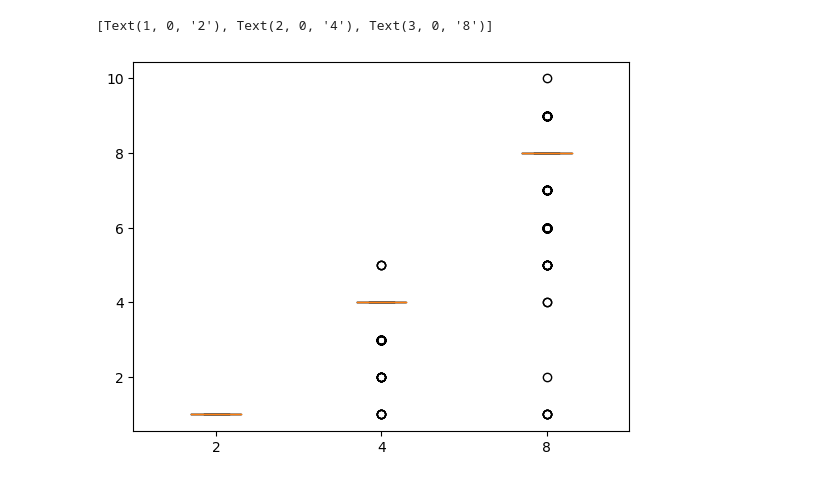
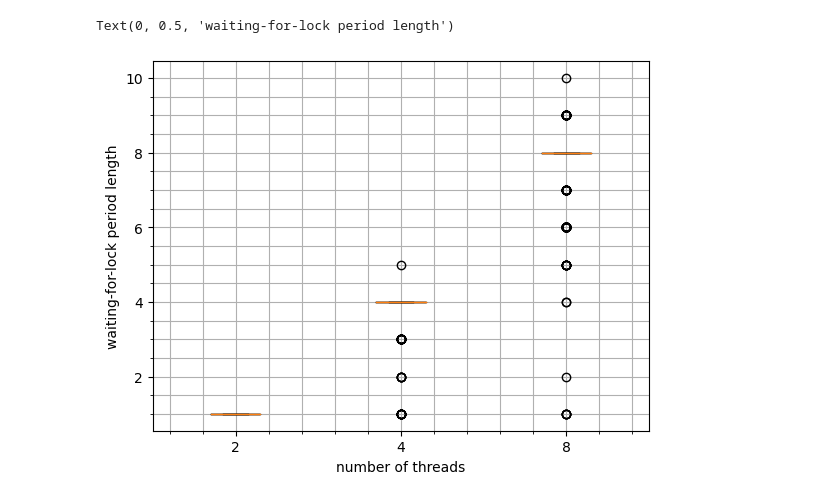
Before and after one commit to Spiegeldondi/amp, a Jupyter notebook: postpro.ipynb, the cells around one changed output. Drawn from its saved outputs; the diff is of its cells as text; code cells hidden in the pictures.

```diff
--- a/postpro.ipynb
+++ b/postpro.ipynb
@@ -12,18 +17,19 @@ def compute_distances_single_run(run, tid, n_threads):
     if len(indices) > 0 and indices[0] > n_threads:
         np.insert(indices,0,tid)
     return np.diff(indices).tolist()
+# %%
+def count_frequencies_singe_run(run, tid):
+    count = np.count_nonzero(run == tid)
+    return count
 # %%
-def compute_gaps_and_frequencies(data, n_threads, total_runs):
+def compute_gaps_and_freqs(data, n_threads, n_locks, total_runs):
+    fair_share = n_locks/n_threads
     frequencies = []
     gaps = [] # stores all distances between occurences of the same thread ID for all threads and all runs
     for run in range(total_runs):
             for tid in range(n_threads):
-                gaps += compute_distances_single_run(data[run], tid, n_threads)
+                distances = compute_distances_single_run(data[run], tid, n_threads)
+                frequencies.append(abs(fair_share - count_frequencies_singe_run(data[run], tid)))
+                gaps += distances
 
     return frequencies, gaps
-# %%
-n_threads = 2
-total_runs = 30
-file = "out_2_3.txt"
-data = np.loadtxt(os.path.join(cwd + "/output", file), dtype=int)
-frequencies, gaps = compute_gaps_and_frequencies(data, n_threads, total_runs)
@@ -41,28 +36,32 @@ for i in range(30):
 # %%
-# Get paths to all output files
+# Path to output files and list of output files
 cwd = os.getcwd()
 data_src = glob.glob(cwd + "/output/out_*")
 file_names = [file_name.split('/')[-1] for file_name in data_src]
+
+# Assign lock name to number according to convention
 lock_dict = {1: 'omp', 2: 'filter', 3: 'tree', 4: 'block-woo'}
 
 freq_dict = {}
 gaps_dict = {}
 
 for file in file_names:
+    # Load one output file
     data = np.loadtxt(os.path.join(cwd + "/output", file), dtype=int)
 
+    # Extract metadata from filename and data shape
     numbers = re.findall(r'\d+', file)
     n_threads = int(numbers[0])
     which_lock = int(numbers[1])
+    n_locks = n_threads * n_threads
     total_runs = data.shape[0]
 
+    # Print some metadata
     print(n_threads, "threads using", lock_dict[which_lock], "lock")
     print(total_runs, "runs with", data.shape[1], "lock acquisitions\n")
 
-    frequencies, gaps = compute_gaps_and_frequencies(data, n_threads, total_runs)
-
-    plt.figure()
-    plt.boxplot(gaps)
+    # Compute the fairness metrics
+    frequencies, gaps = compute_gaps_and_freqs(data, n_threads, n_locks, total_runs)
 
     freq_dict[n_threads] = frequencies
     gaps_dict[n_threads] = gaps
@@ -81,9 +77,13 @@ for file in file_names:
 # %%
 gaps_dict = dict(sorted(gaps_dict.items()))
 
 fig, ax = plt.subplots()
 ax.boxplot(gaps_dict.values())
+ax.minorticks_on()
+ax.grid(which="both")
 ax.set_xticklabels(gaps_dict.keys())
+ax.set_xlabel("number of threads")
+ax.set_ylabel("waiting-for-lock period length")
 # %% [output]
-[Text(1, 0, '2'), Text(2, 0, '4'), Text(3, 0, '8')]
+Text(0, 0.5, 'waiting-for-lock period length')
-[figure, old version]
+[figure, new version]
```
Also changed, not shown: parts of 5 cells of this notebook, 4 other files.
